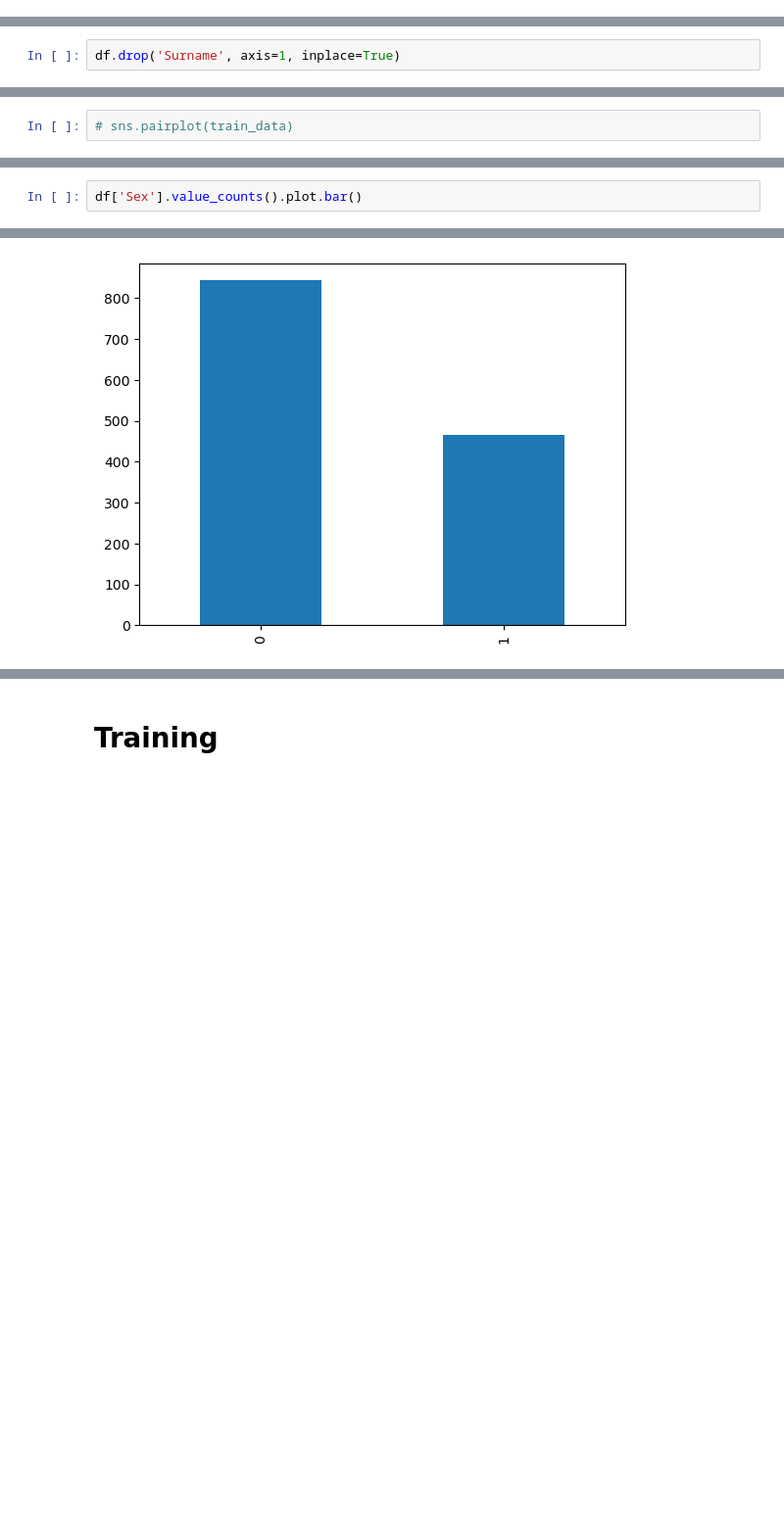
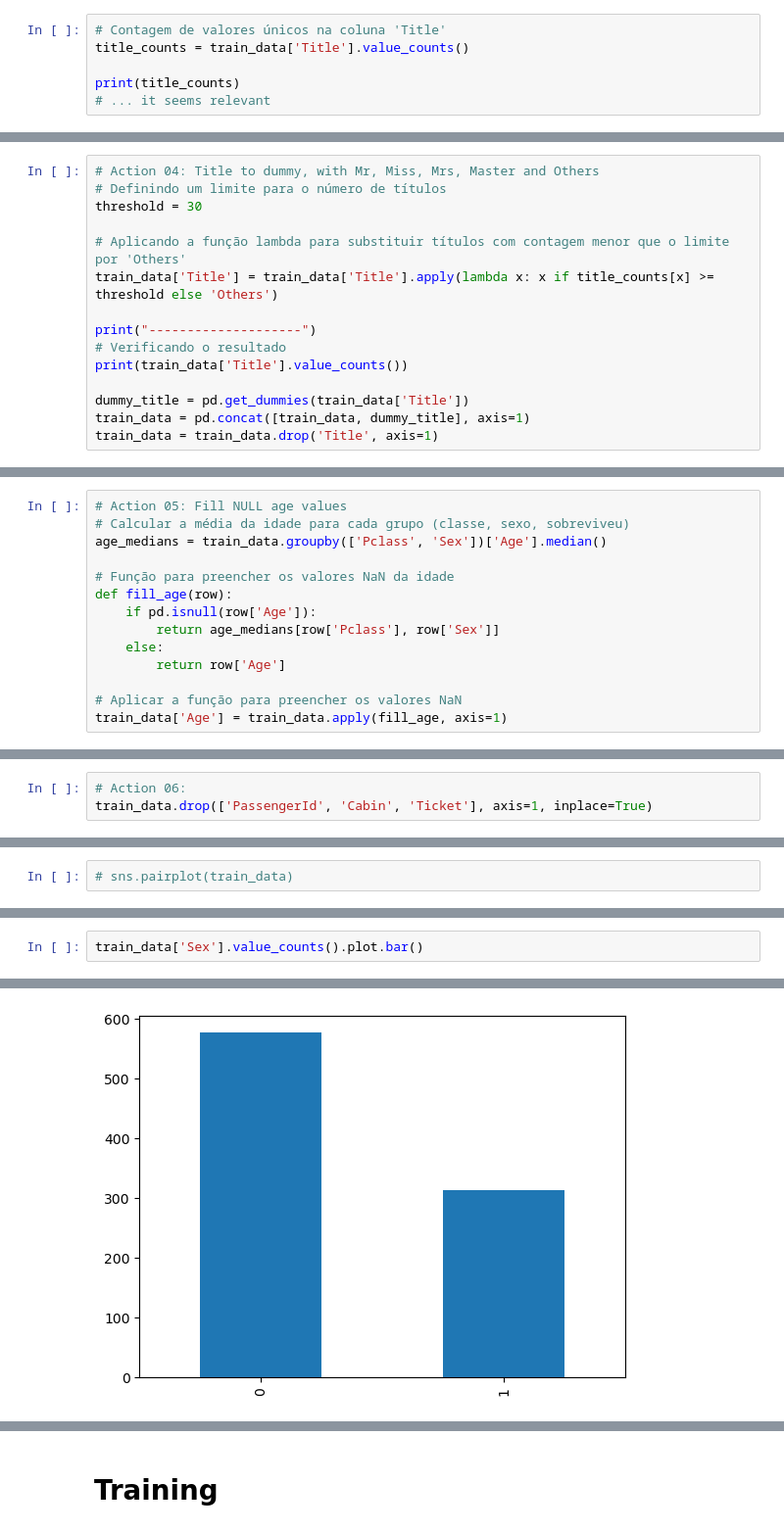
Before and after one commit to felipedepauli/challenges, a Jupyter notebook: 01_titanic/program.ipynb, the cells around one changed output, grey strips where cells are left out. Shown at 98% size. Drawn from its saved outputs; the diff is of its cells as text; blank space fills up the shorter version.

```diff
--- a/01_titanic/program.ipynb
+++ b/01_titanic/program.ipynb
@@ -72,0 +97,6 @@ Name: Surname, Length: 875, dtype: int64
+# %%
+# Contagem de valores únicos na coluna 'Title'
+title_counts = train_data['Title'].value_counts()
+
+print(title_counts)
+# ... it seems relevant
@@ -72,0 +122,15 @@ Name: Surname, Length: 875, dtype: int64
+# %%
+# Action 04: Title to dummy, with Mr, Miss, Mrs, Master and Others
+# Definindo um limite para o número de títulos
+threshold = 30
+
+# Aplicando a função lambda para substituir títulos com contagem menor que o limite por 'Others'
+train_data['Title'] = train_data['Title'].apply(lambda x: x if title_counts[x] >= threshold else 'Others')
+
+print("--------------------")
+# Verificando o resultado
+print(train_data['Title'].value_counts())
+
+dummy_title = pd.get_dummies(train_data['Title'])
+train_data = pd.concat([train_data, dummy_title], axis=1)
+train_data = train_data.drop('Title', axis=1)
@@ -72,0 +165,14 @@ Name: Surname, Length: 875, dtype: int64
+# %%
+# Action 05: Fill NULL age values
+# Calcular a média da idade para cada grupo (classe, sexo, sobreviveu)
+age_medians = train_data.groupby(['Pclass', 'Sex'])['Age'].median()
+
+# Função para preencher os valores NaN da idade
+def fill_age(row):
+    if pd.isnull(row['Age']):
+        return age_medians[row['Pclass'], row['Sex']]
+    else:
+        return row['Age']
+
+# Aplicar a função para preencher os valores NaN
+train_data['Age'] = train_data.apply(fill_age, axis=1)
@@ -73,2 +184,3 @@ Name: Surname, Length: 875, dtype: int64
 # %%
-df.drop('Surname', axis=1, inplace=True)
+# Action 06:
+train_data.drop(['PassengerId', 'Cabin', 'Ticket'], axis=1, inplace=True)
@@ -161,7 +206,7 @@ sns.heatmap(temp.corr(), annot=True)
 # %%
-df['Sex'].value_counts().plot.bar()
+train_data['Sex'].value_counts().plot.bar()
 # %% [output]
 <Axes: >
-[figure, old version]
+[figure, new version]
 # %%
 # Analisar mortes por gênero
```
Also changed, not shown: parts of 42 cells of this notebook, 2 other files.
